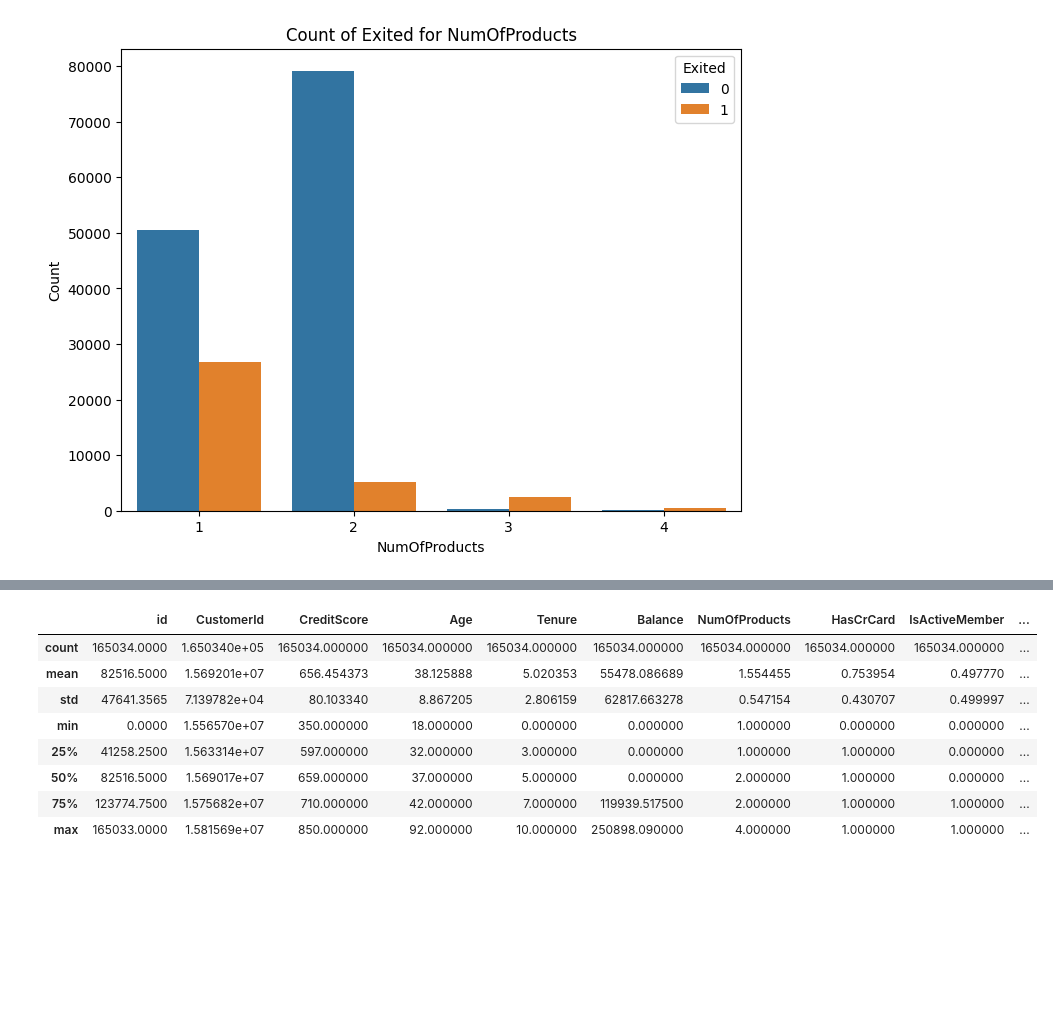
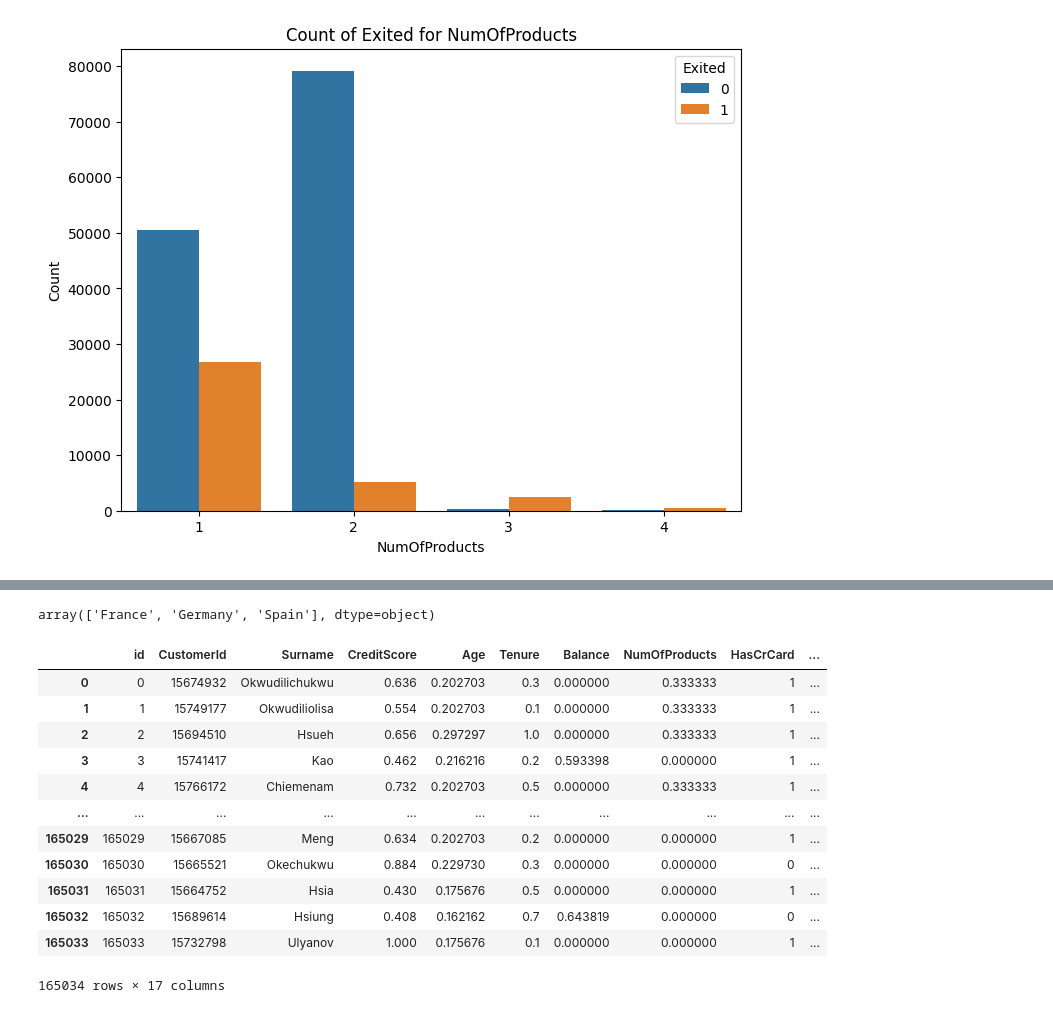
Before and after one commit to BheemeshPujari/Binary-Classification-with-a-Bank-Churn-Dataset.ipynb, a Jupyter notebook: Binary_Classification_with_a_Bank_Churn_Dataset.ipynb, the cells around one changed output, grey strips where cells are left out. Drawn from its saved outputs; the diff is of its cells as text; code cells hidden in the pictures; blank space fills up the shorter version.

```diff
--- a/Binary_Classification_with_a_Bank_Churn_Dataset.ipynb
+++ b/Binary_Classification_with_a_Bank_Churn_Dataset.ipynb
@@ -169,12 +207,58 @@ Text(0, 0.5, 'Count')
+# %%
+test_data['Geography'].unique()
+# %% [output]
+array(['France', 'Germany', 'Spain'], dtype=object)
+# %%
+col =['HasCrCard','IsActiveMember']
+for i in col:
+  train_data[i]=train_data[i].astype(int)
+  test_data[i]=test_data[i].astype(int)
+# %%
+#One-Hot Encoding for Gender and Geography
+# Initialize separate OneHotEncoders for Gender and Geography
+from sklearn.preprocessing import OneHotEncoder
+
+gender_encoder = OneHotEncoder(sparse_output=False)
+geography_encoder = OneHotEncoder(sparse_output=False)
+
+# One-Hot Encode Gender
+gender_encoded_train = gender_encoder.fit_transform(train_data[['Gender']])
+gender_encoded_test = gender_encoder.transform(test_data[['Gender']])
+gender_df_train = pd.DataFrame(gender_encoded_train, columns=gender_encoder.get_feature_names_out(['Gender']))
+gender_df_test = pd.DataFrame(gender_encoded_test, columns=gender_encoder.get_feature_names_out(['Gender']))
+
+# One-Hot Encode Geography
+geography_encoded_train = geography_encoder.fit_transform(train_data[['Geography']])
+geography_encoded_test = geography_encoder.transform(test_data[['Geography']])
+geography_df_train = pd.DataFrame(geography_encoded_train, columns=geography_encoder.get_feature_names_out(['Geography']))
+geography_df_test = pd.DataFrame(geography_encoded_test, columns=geography_encoder.get_feature_names_out(['Geography']))
+
+# Concatenate the one-hot encoded columns back to the original DataFrame
+train_data = pd.concat([train_data.drop(['Gender', 'Geography'], axis=1), gender_df_train, geography_df_train], axis=1)
+test_data = pd.concat([test_data.drop(['Gender', 'Geography'], axis=1), gender_df_test, geography_df_test], axis=1)
+# %%
+from sklearn.preprocessing import MinMaxScaler
+scaler = MinMaxScaler()
+
+# List of numerical columns to normalize
+numerical_columns = ['CreditScore', 'Age', 'Tenure', 'Balance', 'NumOfProducts', 'EstimatedSalary']
+
+# Apply normalization
+train_data[numerical_columns] = scaler.fit_transform(train_data[numerical_columns])
+test_data[numerical_columns] = scaler.transform(test_data[numerical_columns])
 # %%
-train_data.describe()
+train_data
 # %% [output]
-|  | id | CustomerId | CreditScore | Age | Tenure | Balance | NumOfProducts | HasCrCard | IsActiveMember | ... |
-| count | 165034.0000 | 1.650340e+05 | 165034.000000 | 165034.000000 | 165034.000000 | 165034.000000 | 165034.000000 | 165034.000000 | 165034.000000 | ... |
-| mean | 82516.5000 | 1.569201e+07 | 656.454373 | 38.125888 | 5.020353 | 55478.086689 | 1.554455 | 0.753954 | 0.497770 | ... |
-| std | 47641.3565 | 7.139782e+04 | 80.103340 | 8.867205 | 2.806159 | 62817.663278 | 0.547154 | 0.430707 | 0.499997 | ... |
-| min | 0.0000 | 1.556570e+07 | 350.000000 | 18.000000 | 0.000000 | 0.000000 | 1.000000 | 0.000000 | 0.000000 | ... |
-| 25% | 41258.2500 | 1.563314e+07 | 597.000000 | 32.000000 | 3.000000 | 0.000000 | 1.000000 | 1.000000 | 0.000000 | ... |
-| 50% | 82516.5000 | 1.569017e+07 | 659.000000 | 37.000000 | 5.000000 | 0.000000 | 2.000000 | 1.000000 | 0.000000 | ... |
-| 75% | 123774.7500 | 1.575682e+07 | 710.000000 | 42.000000 | 7.000000 | 119939.517500 | 2.000000 | 1.000000 | 1.000000 | ... |
-| max | 165033.0000 | 1.581569e+07 | 850.000000 | 92.000000 | 10.000000 | 250898.090000 | 4.000000 | 1.000000 | 1.000000 | ... |
+|  | id | CustomerId | Surname | CreditScore | Age | Tenure | Balance | NumOfProducts | HasCrCard | ... |
+| 0 | 0 | 15674932 | Okwudilichukwu | 0.636 | 0.202703 | 0.3 | 0.000000 | 0.333333 | 1 | ... |
+| 1 | 1 | 15749177 | Okwudiliolisa | 0.554 | 0.202703 | 0.1 | 0.000000 | 0.333333 | 1 | ... |
+| 2 | 2 | 15694510 | Hsueh | 0.656 | 0.297297 | 1.0 | 0.000000 | 0.333333 | 1 | ... |
+| 3 | 3 | 15741417 | Kao | 0.462 | 0.216216 | 0.2 | 0.593398 | 0.000000 | 1 | ... |
+| 4 | 4 | 15766172 | Chiemenam | 0.732 | 0.202703 | 0.5 | 0.000000 | 0.333333 | 1 | ... |
+| ... | ... | ... | ... | ... | ... | ... | ... | ... | ... | ... |
+| 165029 | 165029 | 15667085 | Meng | 0.634 | 0.202703 | 0.2 | 0.000000 | 0.000000 | 1 | ... |
+| 165030 | 165030 | 15665521 | Okechukwu | 0.884 | 0.229730 | 0.3 | 0.000000 | 0.000000 | 0 | ... |
+| 165031 | 165031 | 15664752 | Hsia | 0.430 | 0.175676 | 0.5 | 0.000000 | 0.000000 | 1 | ... |
+| 165032 | 165032 | 15689614 | Hsiung | 0.408 | 0.162162 | 0.7 | 0.643819 | 0.000000 | 0 | ... |
+| 165033 | 165033 | 15732798 | Ulyanov | 1.000 | 0.175676 | 0.1 | 0.000000 | 0.000000 | 1 | ... |
+165034 rows × 17 columns
```
Also changed, not shown: parts of 28 cells of this notebook.
